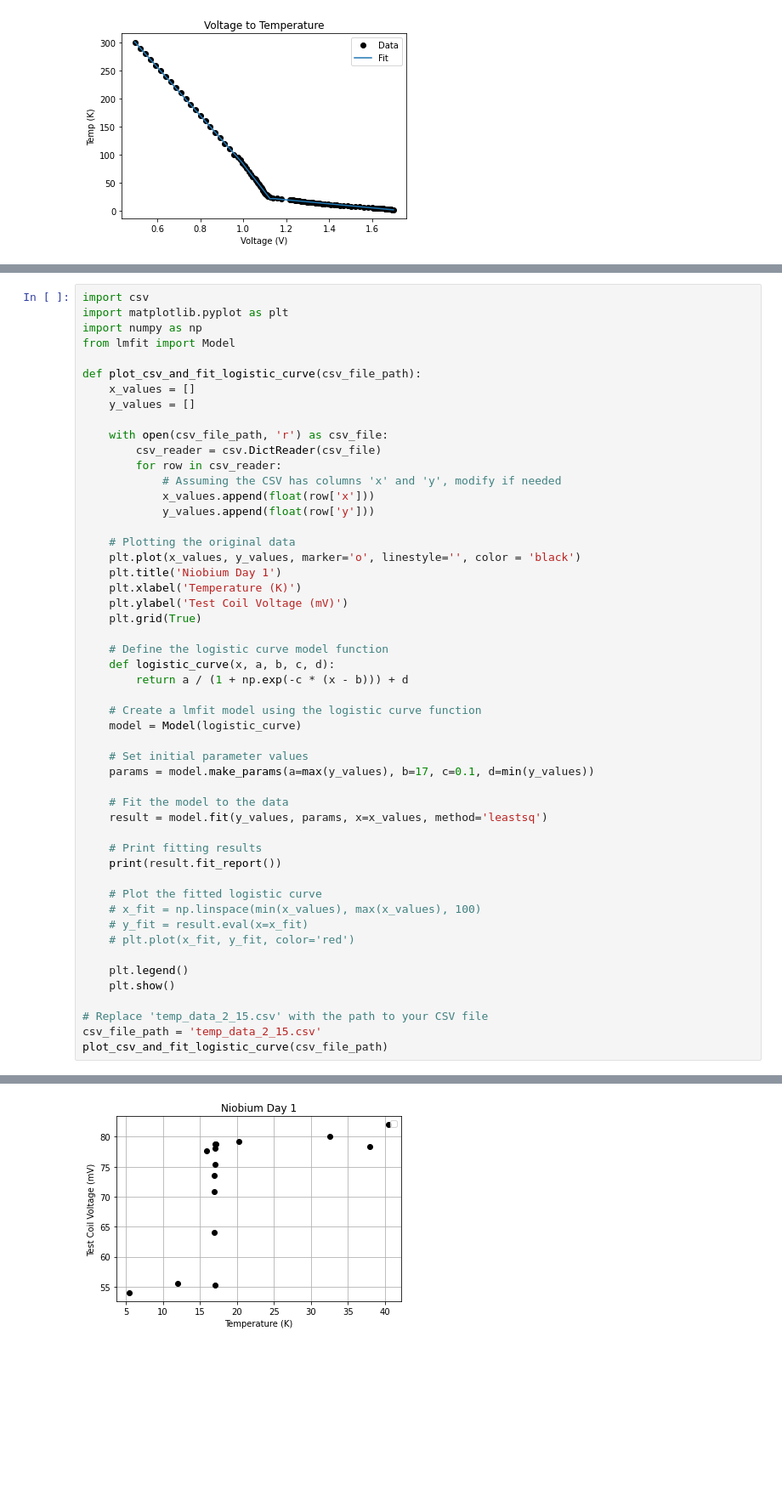
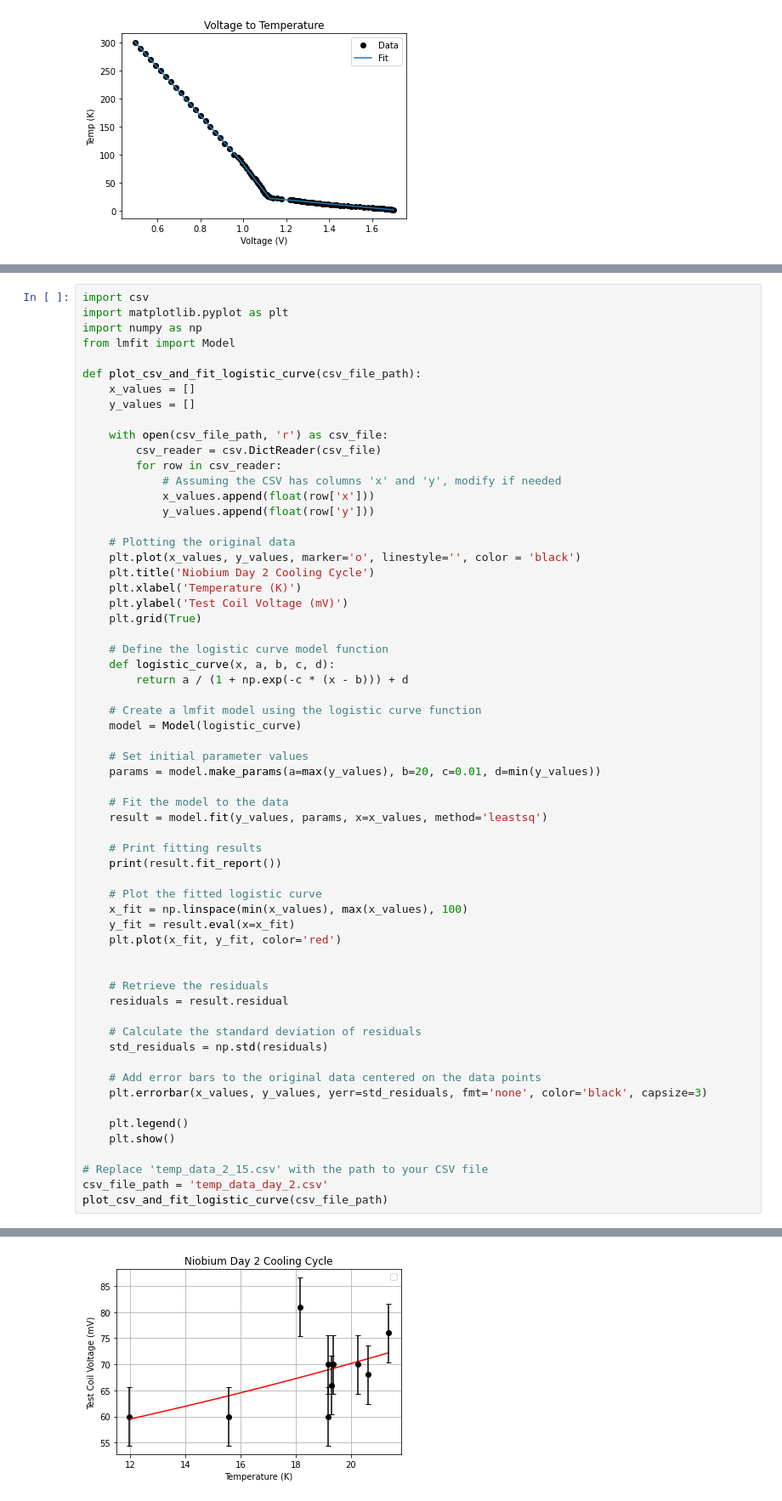
Before and after one commit to ellisonscheuller/8.14, a Jupyter notebook: superconductivity_code.ipynb, the cells around one changed output, grey strips where cells are left out. Shown at 85% size. Drawn from its saved outputs; the diff is of its cells as text; blank space fills up the shorter version.

```diff
--- a/superconductivity_code.ipynb
+++ b/superconductivity_code.ipynb
@@ -188,7 +287,7 @@ def plot_csv_and_fit_logistic_curve(csv_file_path):
 
     # Plotting the original data
     plt.plot(x_values, y_values, marker='o', linestyle='', color = 'black')
-    plt.title('Niobium Day 1')
+    plt.title('Niobium Day 2 Cooling Cycle')
     plt.xlabel('Temperature (K)')
     plt.ylabel('Test Coil Voltage (mV)')
     plt.grid(True)
@@ -201,7 +300,7 @@ def plot_csv_and_fit_logistic_curve(csv_file_path):
     model = Model(logistic_curve)
 
     # Set initial parameter values
-    params = model.make_params(a=max(y_values), b=17, c=0.1, d=min(y_values))
+    params = model.make_params(a=max(y_values), b=20, c=0.01, d=min(y_values))
 
     # Fit the model to the data
     result = model.fit(y_values, params, x=x_values, method='leastsq')
@@ -210,15 +309,25 @@ def plot_csv_and_fit_logistic_curve(csv_file_path):
     print(result.fit_report())
 
     # Plot the fitted logistic curve
-    # x_fit = np.linspace(min(x_values), max(x_values), 100)
-    # y_fit = result.eval(x=x_fit)
-    # plt.plot(x_fit, y_fit, color='red')
+    x_fit = np.linspace(min(x_values), max(x_values), 100)
+    y_fit = result.eval(x=x_fit)
+    plt.plot(x_fit, y_fit, color='red')
+
+
+    # Retrieve the residuals
+    residuals = result.residual
+
+    # Calculate the standard deviation of residuals
+    std_residuals = np.std(residuals)
+
+    # Add error bars to the original data centered on the data points
+    plt.errorbar(x_values, y_values, yerr=std_residuals, fmt='none', color='black', capsize=3)
 
     plt.legend()
     plt.show()
 
 # Replace 'temp_data_2_15.csv' with the path to your CSV file
-csv_file_path = 'temp_data_2_15.csv'
+csv_file_path = 'temp_data_day_2.csv'
 plot_csv_and_fit_logistic_curve(csv_file_path)
 # %% [output]
 No artists with labels found to put in legend.  Note that artists whose label start with an underscore are ignored when legend() is called with no argument.
@@ -242,2 +351,2 @@ No artists with labels found to put in legend.  Note that artists whose label st
-[figure, old version]
+[figure, new version]
 # %%
```
Also changed, not shown: parts of 38 cells of this notebook.
